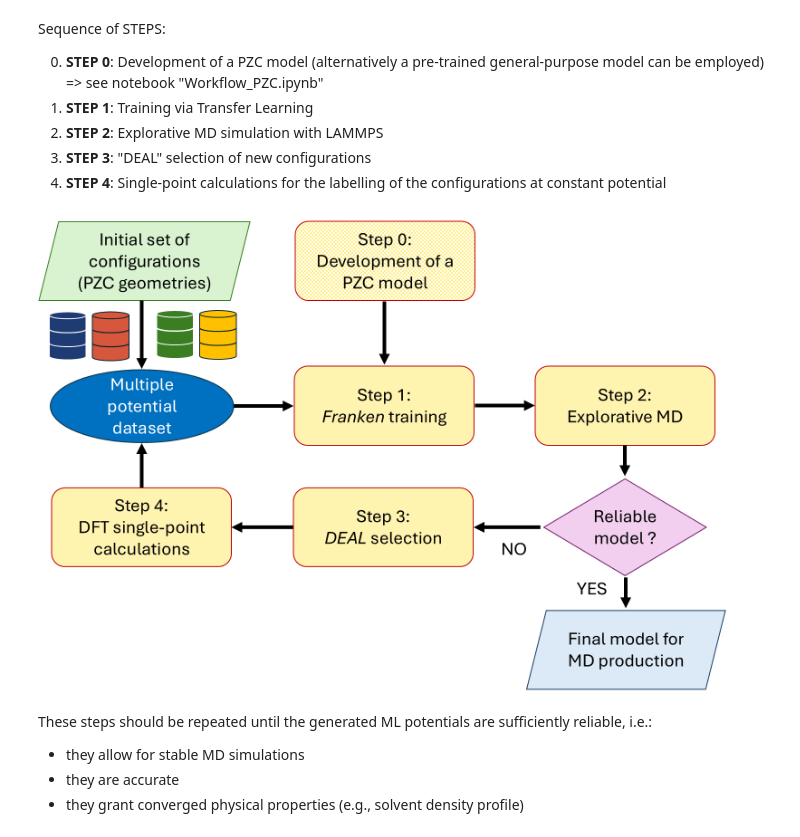
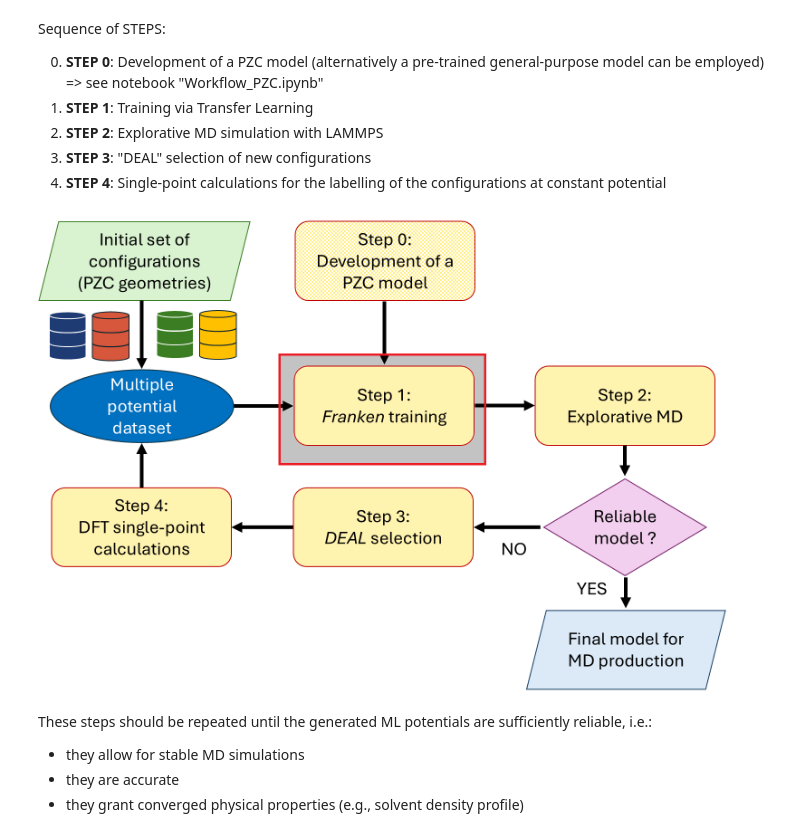
Before and after one commit to michelegiovannibianchi/TRECI, a Jupyter notebook: Constant_potential/Step_1-Train.ipynb, the cells around one changed output. Drawn from its saved outputs; the diff is of its cells as text; code cells hidden in the pictures.

Commit message:
General cleaning up

```diff
--- a/Constant_potential/Step_1-Train.ipynb
+++ b/Constant_potential/Step_1-Train.ipynb
@@ -18,9 +18,9 @@ Sequence of STEPS:
 4. **STEP 4**: Single-point calculations for the labelling of the configurations at constant potential
 # %%
 from IPython.display import Image
-Image(filename='CP_workflow_general.png',width=700, height=600)
+Image(filename='Training/CP_workflow_general_step1.png',width=700, height=600)
 # %% [output]
-[figure, old version]
+[figure, new version]
 # %% [markdown]
 These steps should be repeated until the generated ML potentials are sufficiently reliable, i.e.:
 - they allow for stable MD simulations
```
Also changed, not shown: parts of 7 cells of this notebook, 51 other files.
